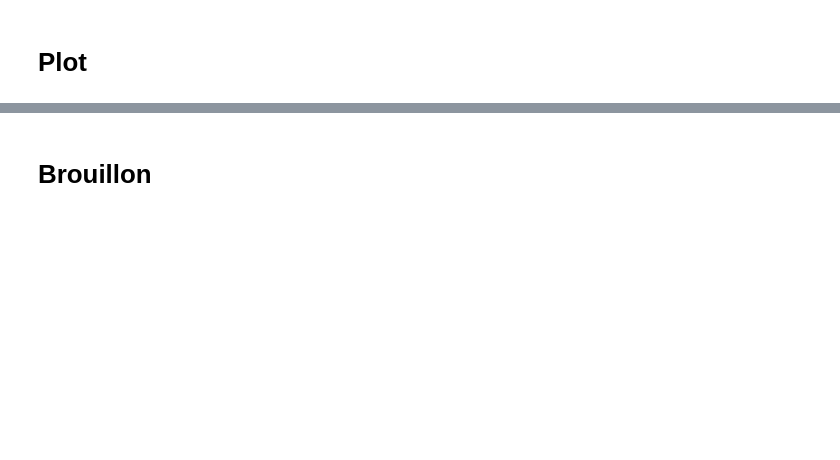
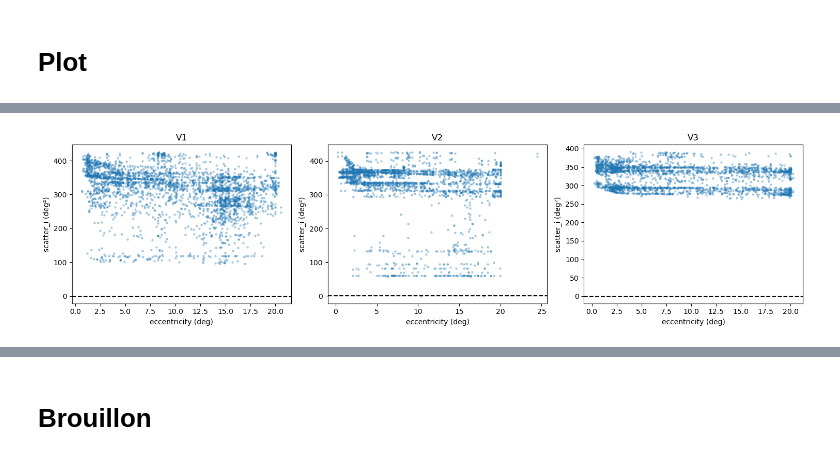
Before and after one commit to mszinte/pRF_analysis, a Jupyter notebook: RetinoMaps/dev/Ripley_full_area.ipynb, the cells around one changed output, grey strips where cells are left out. Drawn from its saved outputs; the diff is of its cells as text; code cells hidden in the pictures; blank space fills up the shorter version.

```diff
--- a/RetinoMaps/dev/Ripley_full_area.ipynb
+++ b/RetinoMaps/dev/Ripley_full_area.ipynb
@@ -379,0 +423,15 @@ array([271.5751029 , 290.68144503, 381.83849802, ...,  -5.09653713,
+# %%
+fig, axes = plt.subplots(1, len(rois), figsize=(15, 4))
+for ax, roi in zip(axes, rois):
+    scatter_vals = np.concatenate([results[hemi][roi]['scatter_i'] for hemi in hemis])
+    vert_indices = np.concatenate([results[hemi][roi]['vert_indices'] for hemi in hemis])
+    ecc_vals     = deriv_mat[prf_ecc_idx, vert_indices]
+    ax.scatter(ecc_vals, scatter_vals, alpha=0.3, s=5)
+    ax.axhline(0, color='k', linestyle='--')
+    ax.set_xlabel('eccentricity (deg)')
+    ax.set_ylabel('scatter_i (deg²)')
+    ax.set_title(roi)
+plt.tight_layout()
+plt.savefig('/Users/uriel/Downloads/scatter_i_ecc.png', dpi=150, bbox_inches='tight')
+# %% [output]
+[figure, added]
```
Also changed, not shown: parts of 16 cells of this notebook, 5 other files.
